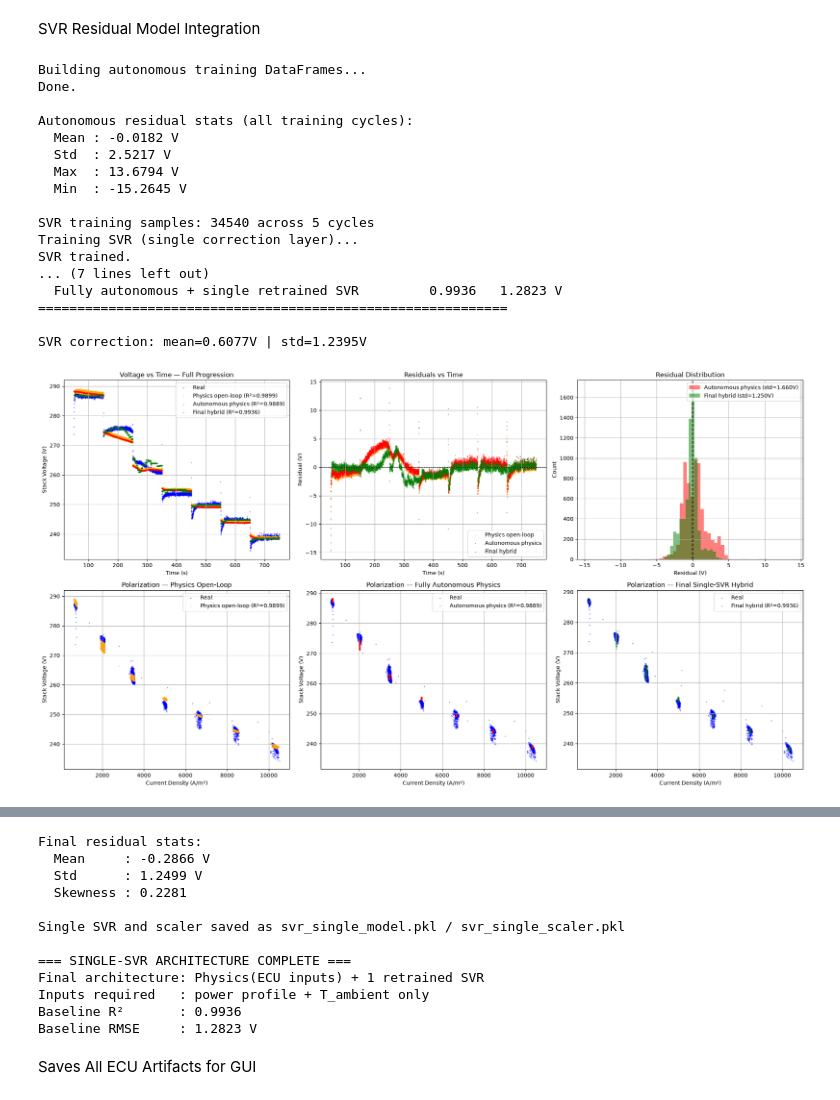
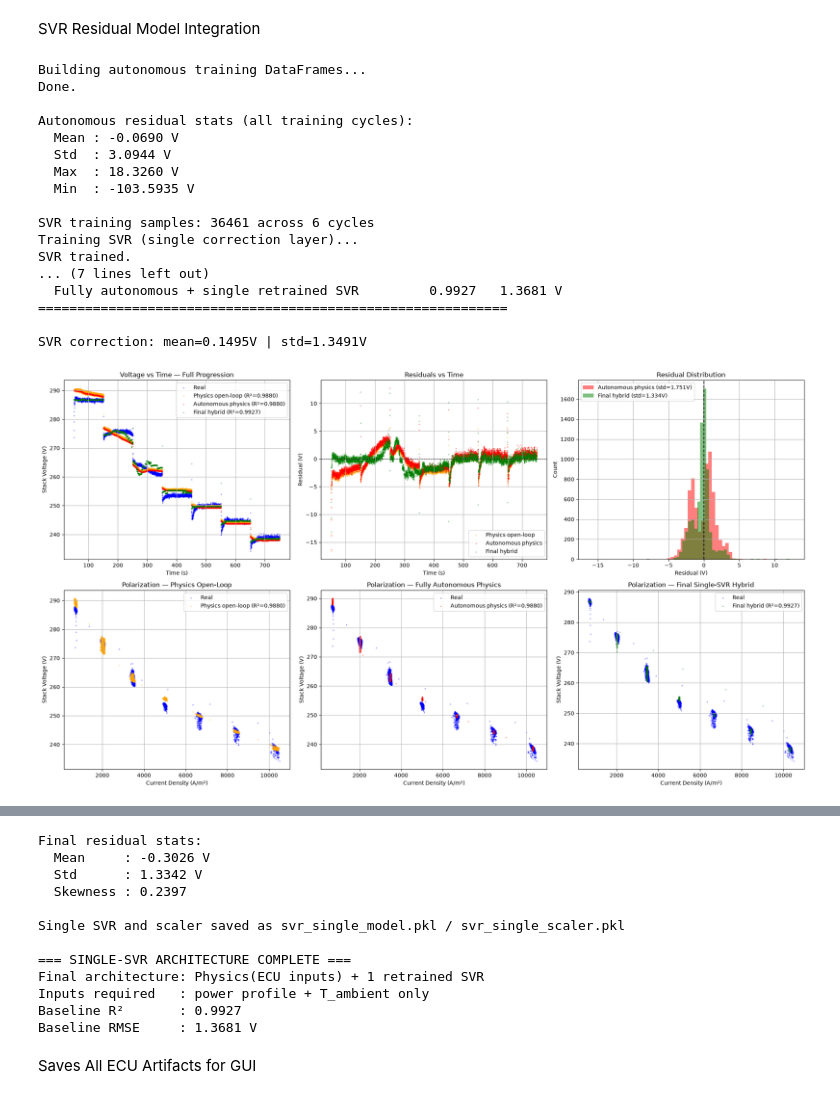
Before and after one commit to atisamfaisal08/Digital-Twin-Project---TFCM2F, a Jupyter notebook: Digital_Twin_Model_FINALLEEEEE.ipynb, the cells around one changed output, grey strips where cells are left out. Drawn from its saved outputs; the diff is of its cells as text; code cells hidden in the pictures.

```diff
--- a/Digital_Twin_Model_FINALLEEEEE.ipynb
+++ b/Digital_Twin_Model_FINALLEEEEE.ipynb
@@ -922,13 +931,15 @@ X_train_bp = np.vstack([build_ecu_features_bp(df_id),
                          build_ecu_features_bp(df_ramp),
                          build_ecu_features_bp(df_noisy),
                          build_ecu_features_bp(df_warm),
-                         build_ecu_features_bp(df_extra)])
+                         build_ecu_features_bp(df_extra),
+                         build_ecu_features_bp(df_warm_ramp)])
 
 y_train_bp = np.concatenate([smooth_signal(df_id['bypass_flow'].values),
                               smooth_signal(df_ramp['bypass_flow'].values),
                               smooth_signal(df_noisy['bypass_flow'].values),
                               smooth_signal(df_warm['bypass_flow'].values),
-                              smooth_signal(df_extra['bypass_flow'].values)])
+                              smooth_signal(df_extra['bypass_flow'].values),
+                              smooth_signal(df_warm_ramp['bypass_flow'].values)])
 
 ecu_bp = RandomForestRegressor(n_estimators=100, max_depth=18, random_state=42, n_jobs=-1)
 ecu_bp.fit(X_train_bp, y_train_bp)
@@ -971,12 +982,15 @@ X_train_wp = np.vstack([build_ecu_features_wp(df_id),
                          build_ecu_features_wp(df_ramp),
                          build_ecu_features_wp(df_noisy),
                          build_ecu_features_wp(df_warm),
-                         build_ecu_features_wp(df_extra)])
+                         build_ecu_features_wp(df_extra),
+                         build_ecu_features_wp(df_warm_ramp)])
+
 y_train_wp = np.concatenate([smooth_signal(df_id['wp_rps'].values),
                               smooth_signal(df_ramp['wp_rps'].values),
                               smooth_signal(df_noisy['wp_rps'].values),
                               smooth_signal(df_warm['wp_rps'].values),
-                              smooth_signal(df_extra['wp_rps'].values)])
+                              smooth_signal(df_extra['wp_rps'].values),
+                              smooth_signal(df_warm_ramp['wp_rps'].values)])
 
 ecu_wp = RandomForestRegressor(n_estimators=100, max_depth=18, random_state=42, n_jobs=-1)
 ecu_wp.fit(X_train_wp, y_train_wp)
@@ -1046,6 +1060,7 @@ faraday_ramp  = faraday_h2(df_ramp['current_density'].values)
 faraday_noisy = faraday_h2(df_noisy['current_density'].values)
 faraday_warm  = faraday_h2(df_warm['current_density'].values)
 faraday_extra = faraday_h2(df_extra['current_density'].values)
+faraday_warm_ramp = faraday_h2(df_warm_ramp['current_density'].values)
 
 X_train_h2 = np.vstack([
     build_h2_features(df_id,    faraday_id),
@@ -1053,6 +1068,7 @@ X_train_h2 = np.vstack([
     build_h2_features(df_noisy, faraday_noisy),
     build_h2_features(df_warm,  faraday_warm),
     build_h2_features(df_extra, faraday_extra),
+    build_h2_features(df_warm_ramp, faraday_warm_ramp)
 ])
 
 # Target: residual delta above Faraday baseline
@@ -1061,7 +1077,8 @@ y_train_h2 = np.concatenate([
     df_ramp['H2_consumption'].values  - faraday_ramp,
     df_noisy['H2_consumption'].values - faraday_noisy,
     df_warm['H2_consumption'].values  - faraday_warm,
-    df_extra['H2_consumption'].values - faraday_extra
+    df_extra['H2_consumption'].values - faraday_extra,
+    df_warm_ramp['H2_consumption'].values - faraday_warm_ramp
 ])
 
 print(f"H2 residual stats across training set:")
@@ -1121,7 +1138,8 @@ print(f"\nPer-cycle training fit:")
 for name, df, faraday_tr in [('NEDC',       df_id,    faraday_id),
                                ('Ramp',       df_ramp,  faraday_ramp),
                                ('Hysteresis', df_noisy, faraday_noisy),
-                               ('Warm',       df_warm,  faraday_warm)]:
+                               ('Warm',       df_warm,  faraday_warm),
+                               ('Warm + Ramp', df_warm_ramp, faraday_warm_ramp)]:
     X_tr   = build_h2_features(df, faraday_tr)
     h2_tr  = faraday_tr + ecu_h2.predict(X_tr)
     r2_tr  = r2_score(df['H2_consumption'].values, h2_tr)
@@ -1256,7 +1274,8 @@ def tin_objective_nonlinear(params):
                                   (df_ramp,  dt_ramp,  T_IN_GLOBAL_RAMP),
                                   (df_noisy, dt_noisy, T_IN_GLOBAL_NOISY),
                                   (df_warm,  dt_warm,  T_IN_GLOBAL_WARM),
-                                  (df_extra, dt_extra, T_IN_GLOBAL_EXTRA)]:
+                                  (df_extra, dt_extra, T_IN_GLOBAL_EXTRA),
+                                  (df_warm_ramp, dt_warm_ramp, T_IN_GLOBAL_WARM_RAMP)]:
         T_pred = predict_tin_actuator_dynamic_nonlinear(
             df, t_start, hg, cb, cwp, cbp, ci, fixed_dt=dt_val)
         total_sse += np.sum((T_pred - df['T_in_K'].values) ** 2)
@@ -1288,7 +1307,8 @@ for name, df, dt_val, t_start in [('NEDC',       df_id,    dt_id,    T_IN_GLOBAL
                                     ('Ramp',       df_ramp,  dt_ramp,  T_IN_GLOBAL_RAMP),
                                     ('Hysteresis', df_noisy, dt_noisy, T_IN_GLOBAL_NOISY),
                                     ('Warm',       df_warm,  dt_warm,  T_IN_GLOBAL_WARM),
-                                    ('Extra',      df_extra, dt_extra, T_IN_GLOBAL_EXTRA)]:
+                                    ('Extra',      df_extra, dt_extra, T_IN_GLOBAL_EXTRA),
+                                    ('Warm + Ramp', df_warm_ramp, dt_warm_ramp, T_IN_GLOBAL_WARM_RAMP)]:
     T_pred = predict_tin_actuator_dynamic_nonlinear(
         df, t_start, HEAT_GAIN, COOLING_BASE, COOLING_WP, COOLING_BP, COOLING_INTERACT,
         fixed_dt=dt_val)
@@ -1332,7 +1352,8 @@ for df, dt_val, t_start in [(df_id,    dt_id,    T_IN_GLOBAL_ID),
                               (df_ramp,  dt_ramp,  T_IN_GLOBAL_RAMP),
                               (df_noisy, dt_noisy, T_IN_GLOBAL_NOISY),
                               (df_warm,  dt_warm,  T_IN_GLOBAL_WARM),
-                              (df_extra, dt_extra, T_IN_GLOBAL_EXTRA)]:
+                              (df_extra, dt_extra, T_IN_GLOBAL_EXTRA),
+                              (df_warm_ramp, dt_warm_ramp, T_IN_GLOBAL_WARM_RAMP)]:
     T_phys = predict_tin_actuator_dynamic_nonlinear(
         df, t_start, HEAT_GAIN, COOLING_BASE, COOLING_WP, COOLING_BP,
         COOLING_INTERACT, fixed_dt=dt_val)
@@ -1490,6 +1511,7 @@ df_ramp_auto,  V_ramp_auto  = get_autonomous_df(df_ramp,  dt_ramp,  T_IN_GLOBAL_
 df_noisy_auto, V_noisy_auto = get_autonomous_df(df_noisy, dt_noisy, T_IN_GLOBAL_NOISY)
 df_warm_auto,  V_warm_auto  = get_autonomous_df(df_warm,  dt_warm,  T_IN_GLOBAL_WARM)
 df_extra_auto, V_extra_auto = get_autonomous_df(df_extra, dt_extra, T_IN_GLOBAL_EXTRA)
+df_warm_ramp_auto, V_warm_ramp_auto = get_autonomous_df(df_warm_ramp, dt_warm_ramp, T_IN_GLOBAL_WARM_RAMP)
 print("Done.")
 
 # --- STEP 3: RESIDUALS ---
@@ -1498,8 +1520,9 @@ res_ramp_auto  = df_ramp['cell_voltage'].values  - V_ramp_auto
 res_noisy_auto = df_noisy['cell_voltage'].values - V_noisy_auto
 res_warm_auto  = df_warm['cell_voltage'].values  - V_warm_auto
 res_extra_auto = df_extra['cell_voltage'].values - V_extra_auto
+res_warm_ramp_auto = df_warm_ramp['cell_voltage'].values - V_warm_ramp_auto
 
-all_res = np.concatenate([res_id_auto, res_ramp_auto, res_noisy_auto, res_warm_auto, res_extra_auto])
+all_res = np.concatenate([res_id_auto, res_ramp_auto, res_noisy_auto, res_warm_auto, res_extra_auto, res_warm_ramp_auto])
 print(f"\nAutonomous residual stats (all training cycles):")
 print(f"  Mean : {np.mean(all_res):.4f} V")
 print(f"  Std  : {np.std(all_res):.4f} V")
@@ -1511,12 +1534,13 @@ X_id_auto    = build_svr_features(df_id_auto,    V_id_auto)
 X_ramp_auto  = build_svr_features(df_ramp_auto,  V_ramp_auto)
 X_noisy_auto = build_svr_features(df_noisy_auto, V_noisy_auto)
 X_warm_auto  = build_svr_features(df_warm_auto,  V_warm_auto)
-x_extra_auto = build_svr_features(df_extra_auto, V_extra_auto)
+X_extra_auto = build_svr_features(df_extra_auto, V_extra_auto)
+X_warm_ramp_auto = build_svr_features(df_warm_ramp_auto, V_warm_ramp_auto)
 
-X_train_svr = np.vstack([X_id_auto, X_ramp_auto, X_noisy_auto, X_warm_auto, x_extra_auto])
+X_train_svr = np.vstack([X_id_auto, X_ramp_auto, X_noisy_auto, X_warm_auto, X_extra_auto, X_warm_ramp_auto])
 y_train_svr = all_res
 
-print(f"\nSVR training samples: {len(y_train_svr)} across 5 cycles")
+print(f"\nSVR training samples: {len(y_train_svr)} across 6 cycles")
 
 # --- STEP 5: SCALE AND TRAIN ---
 scaler_svr        = StandardScaler()
@@ -1623,38 +1647,38 @@ axes[2].axvline(x=np.mean(residuals_final), color='red', linestyle='--',
 axes[2].set_title('Final Residual Distribution')
 axes[2].set_xlabel('Residual (V)'); axes[2].set_ylabel('Count')
 axes[2].legend(); axes[2].grid(True)
 plt.tight_layout(); plt.show()
 
 print(f"\nFinal residual stats:")
 print(f"  Mean     : {np.mean(residuals_final):.4f} V")
 print(f"  Std      : {np.std(residuals_final):.4f} V")
 print(f"  Skewness : {float(pd.Series(residuals_final).skew()):.4f}")
 
 # --- STEP 9: SAVE ---
 joblib.dump(svr_model,   'svr_single_model.pkl', compress = 3)
 joblib.dump(scaler_svr,  'svr_single_scaler.pkl', compress = 3)
 print("\nSingle SVR and scaler saved as svr_single_model.pkl / svr_single_scaler.pkl")
 print("\n=== SINGLE-SVR ARCHITECTURE COMPLETE ===")
 print(f"Final architecture: Physics(ECU inputs) + 1 retrained SVR")
 print(f"Inputs required   : power profile + T_ambient only")
 print(f"Baseline R²       : {r2_final:.4f}")
 print(f"Baseline RMSE     : {rmse_final:.4f} V")
 # %% [output]
 Building autonomous training DataFrames...
 Done.
 
 Autonomous residual stats (all training cycles):
-  Mean : -0.0182 V
-  Std  : 2.5217 V
-  Max  : 13.6794 V
-  Min  : -15.2645 V
+  Mean : -0.0690 V
+  Std  : 3.0944 V
+  Max  : 18.3260 V
+  Min  : -103.5935 V
 
-SVR training samples: 34540 across 5 cycles
+SVR training samples: 36461 across 6 cycles
 Training SVR (single correction layer)...
 SVR trained.
 ... (7 lines left out)
-  Fully autonomous + single retrained SVR         0.9936   1.2823 V
+  Fully autonomous + single retrained SVR         0.9927   1.3681 V
 ============================================================
 
-SVR correction: mean=0.6077V | std=1.2395V
+SVR correction: mean=0.1495V | std=1.3491V
-[figure, old version]
+[figure, new version]
@@ -1662,15 +1686,15 @@ SVR correction: mean=0.6077V | std=1.2395V
 Final residual stats:
-  Mean     : -0.2866 V
-  Std      : 1.2499 V
-  Skewness : 0.2281
+  Mean     : -0.3026 V
+  Std      : 1.3342 V
+  Skewness : 0.2397
 
 Single SVR and scaler saved as svr_single_model.pkl / svr_single_scaler.pkl
 
 === SINGLE-SVR ARCHITECTURE COMPLETE ===
 Final architecture: Physics(ECU inputs) + 1 retrained SVR
 Inputs required   : power profile + T_ambient only
-Baseline R²       : 0.9936
-Baseline RMSE     : 1.2823 V
+Baseline R²       : 0.9927
+Baseline RMSE     : 1.3681 V
 # %% [markdown]
 Saves All ECU Artifacts for GUI
 # %%
```
Also changed, not shown: parts of 11 cells of this notebook, 1 other file.
